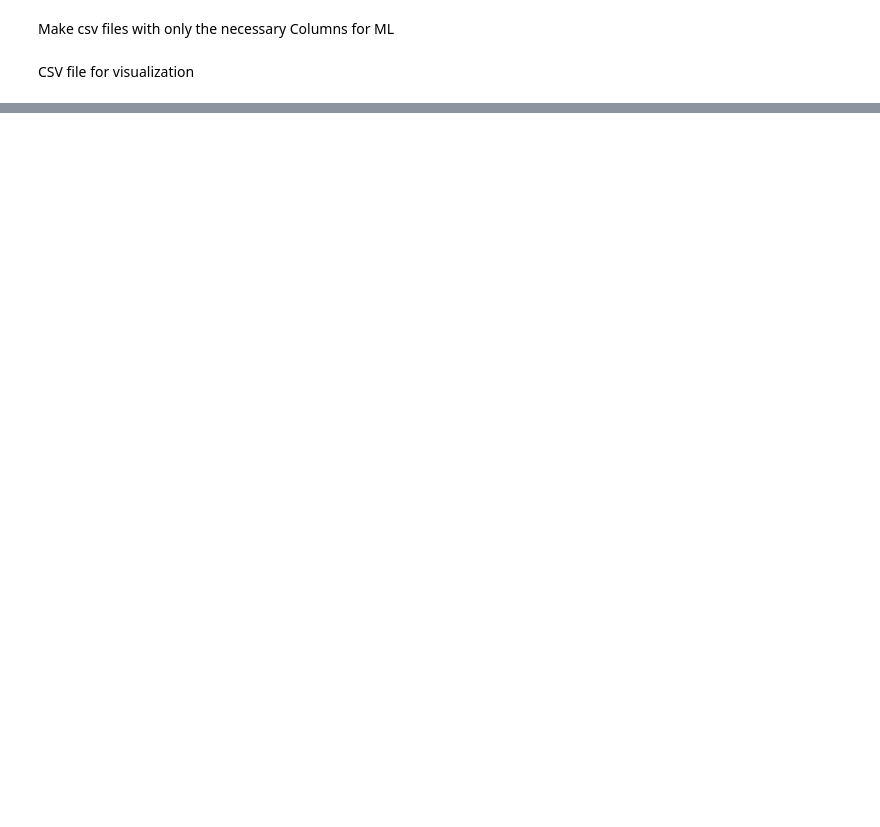
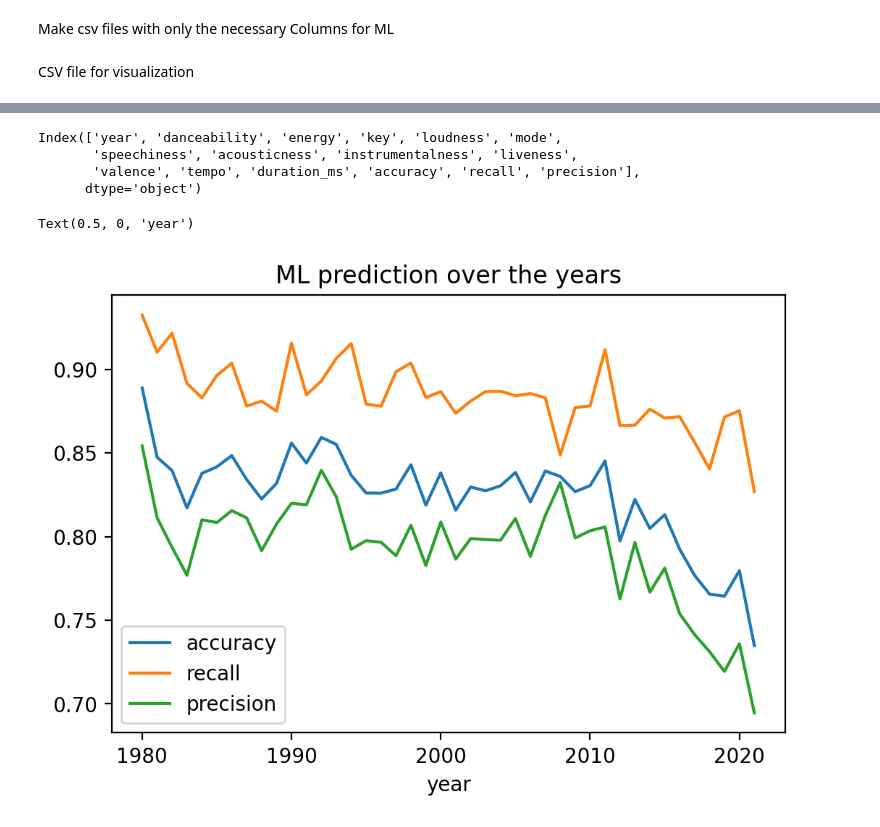
Before and after one commit to seongwook8/evaluation_of_music_popularity, a Jupyter notebook: make_csv.ipynb, the cells around one changed output, grey strips where cells are left out. Saved outputs shown, nothing was run; the diff lists cells and outputs as text; code cells hidden in the pictures; blank space fills up the shorter version.

```diff
--- a/make_csv.ipynb
+++ b/make_csv.ipynb
@@ -63,3 +46,27 @@ mdf['year'] = np.arange(1980, 2022).astype(int)
 # %%
 ml_df = pd.read_csv("ml_accuracy.csv").iloc[:, 1:]
 pd.concat([mdf, ml_df], axis = 1).to_csv('vis_data.csv')
+# %%
+df = pd.read_csv('csv_files/plot_data.csv').iloc[:, 1:]
+x = df['year']
+y1 = df.iloc[:, -3]
+y2 = df.iloc[:, -2]
+y3 = df.iloc[:, -1]
+df.columns
+# %% [output]
+Index(['year', 'danceability', 'energy', 'key', 'loudness', 'mode',
+       'speechiness', 'acousticness', 'instrumentalness', 'liveness',
+       'valence', 'tempo', 'duration_ms', 'accuracy', 'recall', 'precision'],
+      dtype='object')
+# %%
+plt.plot(x, y1)
+plt.plot(x, y2)
+plt.plot(x, y3)
+plt.legend(['accuracy', 'recall', 'precision'])
+plt.rcParams['figure.dpi'] = 200
+plt.title('ML prediction over the years')
+# plt.ylabel('Danceability')
+plt.xlabel('year')
+# %% [output]
+Text(0.5, 0, 'year')
+[figure, added]
```
Also changed, not shown: parts of 2 cells of this notebook, 1 other file.
